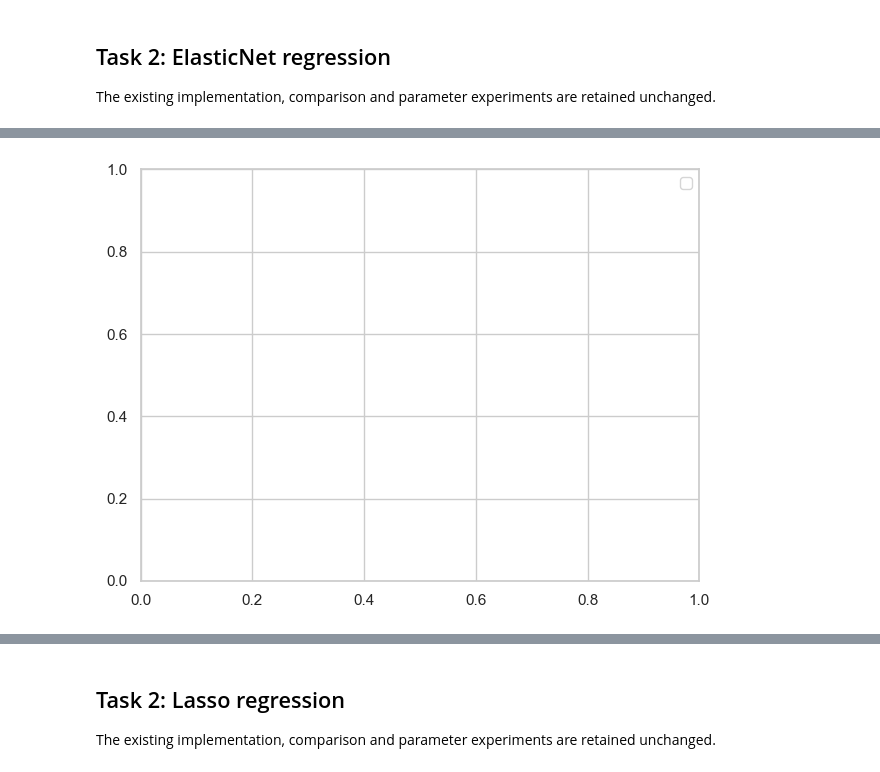
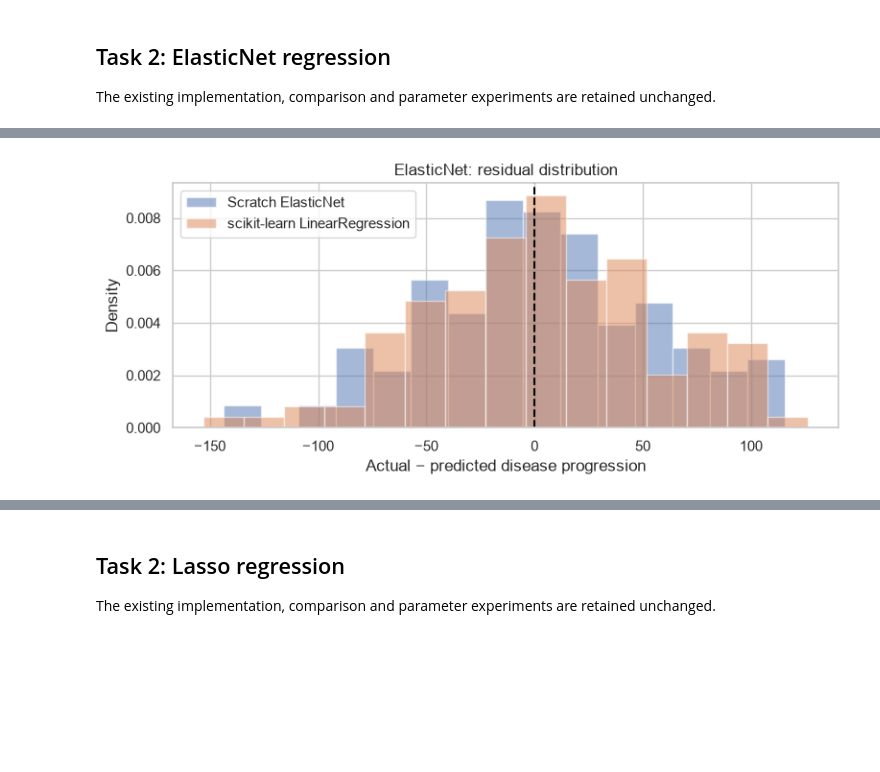
Before and after one commit to louisslnn/ecse551-assignment1, a Jupyter notebook: notebooks/Poon_Robatche-Claive_Salanon_Xu_Assignment1.ipynb, the cells around one changed output, grey strips where cells are left out. Saved outputs shown, nothing was run; the diff lists cells and outputs as text; code cells hidden in the pictures; blank space fills up the shorter version.

Commit message:
tight layout for figures

```diff
--- a/notebooks/Poon_Robatche-Claive_Salanon_Xu_Assignment1.ipynb
+++ b/notebooks/Poon_Robatche-Claive_Salanon_Xu_Assignment1.ipynb
@@ -265,82 +265,39 @@ Text(0, 0.5, 'Predicted progression')
 # %%
-plt.legend()
-plt.tight_layout()
-plt.show()
-
 scratch_residuals = y_test - scratch_preds
 sklearn_residuals = y_test - sklearn_preds
-plt.figure(figsize=(7, 4))
-plt.hist(scratch_residuals, bins=15, alpha=0.5, density=True, label="Custom")
-plt.hist(sklearn_residuals, bins=15, alpha=0.5, density=True, label="Scikit Learn")
-plt.axvline(0, color="black", linestyle="--")
-plt.title("Residual Distribution")
-plt.xlabel("Actual - predicted")
-plt.ylabel("Density")
-plt.legend()
-plt.tight_layout()
+fig, ax = plt.subplots(figsize=(FIG_WIDTH, 3.6))
+ax.hist(scratch_residuals, bins=15, alpha=0.5, density=True, label="Scratch ElasticNet")
+ax.hist(sklearn_residuals, bins=15, alpha=0.5, density=True, label="scikit-learn LinearRegression")
+ax.axvline(0, color="black", linestyle="--")
+ax.set_title("ElasticNet: residual distribution")
+ax.set_xlabel("Actual − predicted disease progression")
+ax.set_ylabel("Density")
+ax.legend()
+fig.tight_layout()
 plt.show()
 
 indices = np.arange(X.shape[1])
-width = 0.5
-plt.figure(figsize=(7, 4))
-plt.bar(indices-width/2, mymodel.W, width,label="Custom")
-plt.bar(indices+width/2, sklearn_model.coef_, width,label="Scikit Learn")
-plt.axhline(0, color="black", linewidth=0.8)
-plt.title("Coefficient Comparison")
-plt.xlabel("Feature index")
-plt.ylabel("Coefficient (standardized)")
-plt.xticks(indices)
-plt.legend()
-plt.tight_layout()
+width = 0.4
+fig, ax = plt.subplots(figsize=(FIG_WIDTH, 3.8))
+ax.bar(indices - width / 2, mymodel.W, width, label="Scratch ElasticNet")
+ax.bar(indices + width / 2, sklearn_model.coef_, width, label="scikit-learn LinearRegression")
+ax.axhline(0, color="black", linewidth=0.8)
+ax.set_title("ElasticNet: coefficients compared with LinearRegression")
+ax.set_xlabel("Feature")
+ax.set_ylabel("Standardized coefficient")
+ax.set_xticks(indices)
+ax.set_xticklabels(feature_names)
+ax.legend(loc="lower right")
+fig.tight_layout()
 plt.show()
 
 # objective vs iteration
-plt.figure(figsize=(7, 4))
-plt.semilogx(mymodel.loss_history)
-plt.xlabel("Iteration")
-plt.ylabel("Elastic Net objective")
-plt.title("Custom Model Convergence")
-plt.tight_layout()
+fig, ax = plt.subplots(figsize=(FIG_WIDTH, 3.6))
+ax.semilogx(mymodel.loss_history)
+ax.set_xlabel("Iteration")
+ax.set_ylabel("Elastic Net objective")
+ax.set_title("ElasticNet: convergence of gradient descent")
+fig.tight_layout()
 plt.show()
-
-#Analyse how the choice of parameters affects the model’s performance.
-
-def iterate_the_params(param_name, param_values):
-    results = []
-    # original parameters
-    base = {
-        "learning_rate": 0.05,
-        "iterations": 10000,
-        "alpha": 0.05,
-        "l1_ratio": 0.5,
-    }
-
-    for value in param_values:
-        params = base.copy()
-        if param_name=="l2_ratio":
-            params["l1_ratio"]=1-value
-        else:
-            params[param_name] = value
-        # convert into L1 and L2 penalties
-        l1 = params["alpha"]*params["l1_ratio"]
-        l2 = params["alpha"]*(1-params["l1_ratio"])
-        model = ElasticNetRegression(
-            learning_rate=params["learning_rate"],
-            iterations=params["iterations"],
-            l1_penalty=l1,
-            l2_penalty=l2
-        )
-        model.fit(X_train_sc, y_train_sc)
-        predictions_scaled = model.predict(X_test_sc)
-        predictions = y_sc.inverse_transform(predictions_scaled.reshape(-1, 1)).ravel()
-        mse = mean_squared_error(y_test, predictions)
-        r2 = r2_score(y_test, predictions)
-        results.append({
-            "value": value,
-            "mse": mse,
-            "r2": r2,
-        })
-
-    return results
 # %% [output]
-[figure, old version]
+[figure, new version]
```
Also changed, not shown: parts of 12 cells of this notebook.
